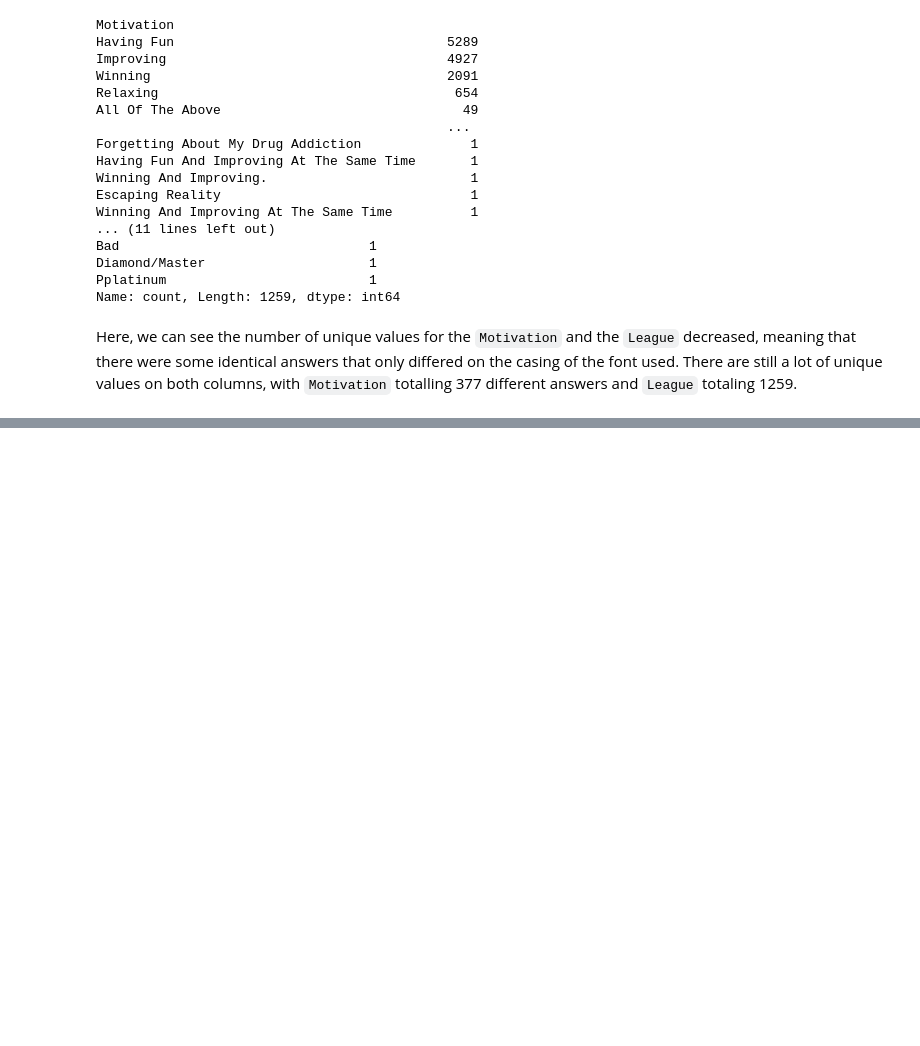
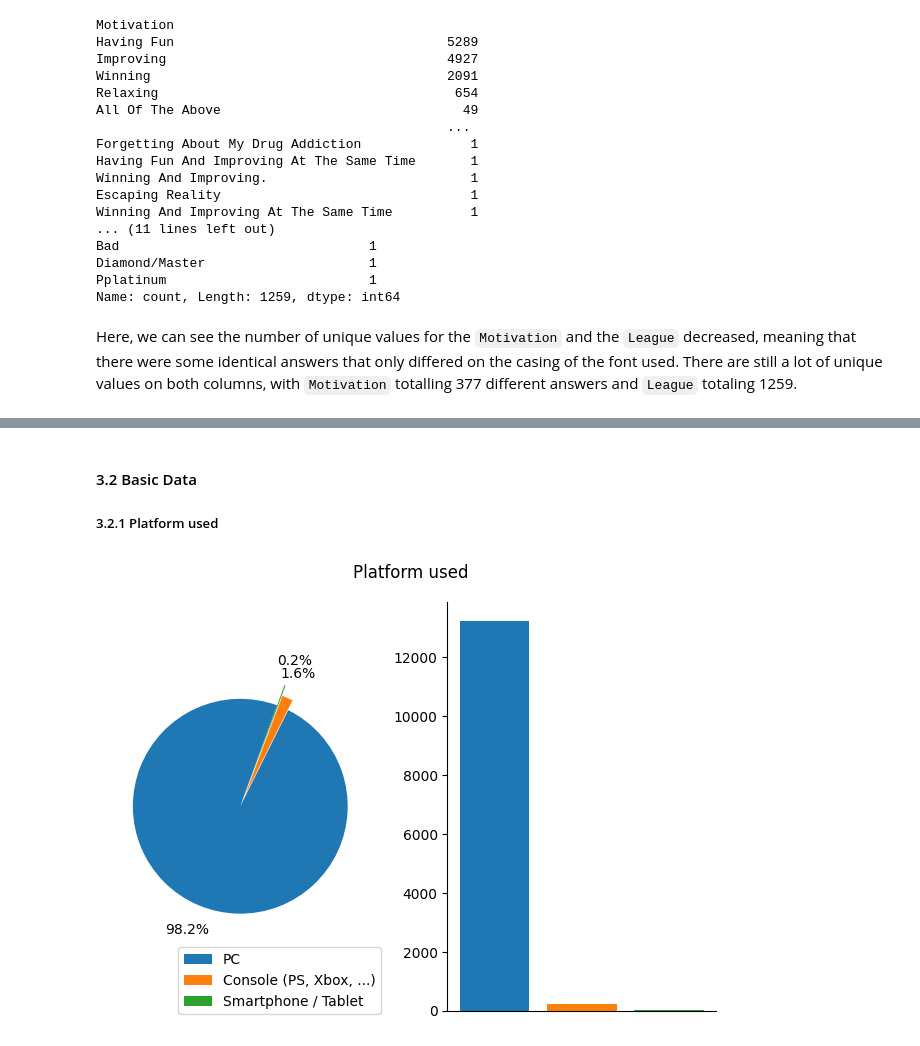
Before and after one commit to wilson-inacio/Visualize-Data-with-Python---Mental-Health-in-Gaming, a Jupyter notebook: Visualize Data with Python.ipynb, the cells around one changed output, grey strips where cells are left out. Drawn from its saved outputs; the diff is of its cells as text; code cells hidden in the pictures; blank space fills up the shorter version.

```diff
--- a/Visualize Data with Python.ipynb
+++ b/Visualize Data with Python.ipynb
@@ -195,0 +374,35 @@ Here, we can see the number of unique values for the `Motivation` and the `Leagu
+# %% [markdown]
+#### 3.2 Basic Data
+##### 3.2.1 Platform used
+# %%
+# Calculating the number of rows for each Platform
+platform_counts = gaming_study.Platform.value_counts()
+
+# Creating subplot on right
+plt.subplot(1,2,1)
+
+plt.suptitle("Platform used")
+
+# Plot pie chart
+plt.pie(x = platform_counts, labels= None, # removes the labels from the outside of the pie chart, as we have a legend
+        autopct='%1.1f%%', # shows percentages
+        startangle=70, # rotates so first slice starts at 12 o’clock
+        pctdistance= 1.25, # puts percentages outside the pie chart
+        explode = [0, 0.1, 0.2]) # pulls two slices out so the bar chart is more visible
+
+plt.legend(bbox_to_anchor = (1.05,0), labels =platform_counts.index)
+
+# Creating subplot on left
+plt.subplot(1,2,2)
+
+# Plot bar chart
+plt.bar(x = platform_counts.index, height = platform_counts, color = ['#1f77b4', '#ff7f0e', '#2ca02c'])
+
+plt.tick_params(axis='x', bottom=False, labelbottom=False) # ticks and labels along the bottom edge are off
+plt.gca().spines[['right', 'top']].set_visible(False) # Spines are turned off
+
+plt.tight_layout() # so that the figures don't go over each other
+
+plt.show()
+# %% [output]
+[figure, added]
```
Also changed, not shown: parts of 12 cells of this notebook.
